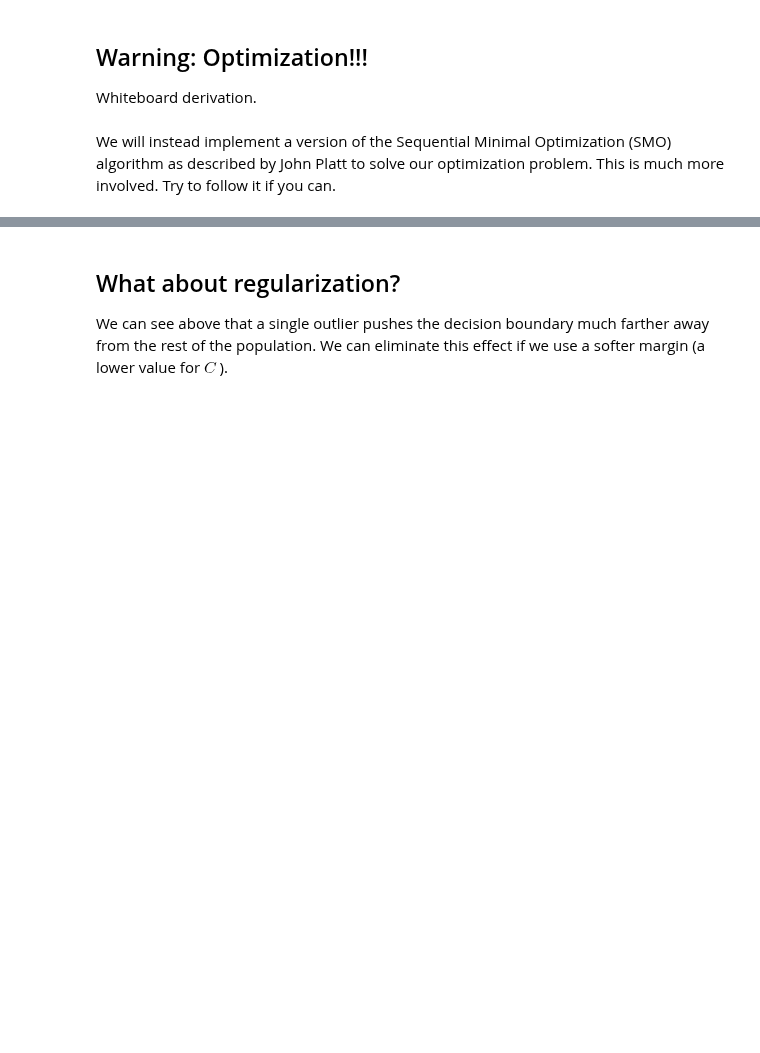
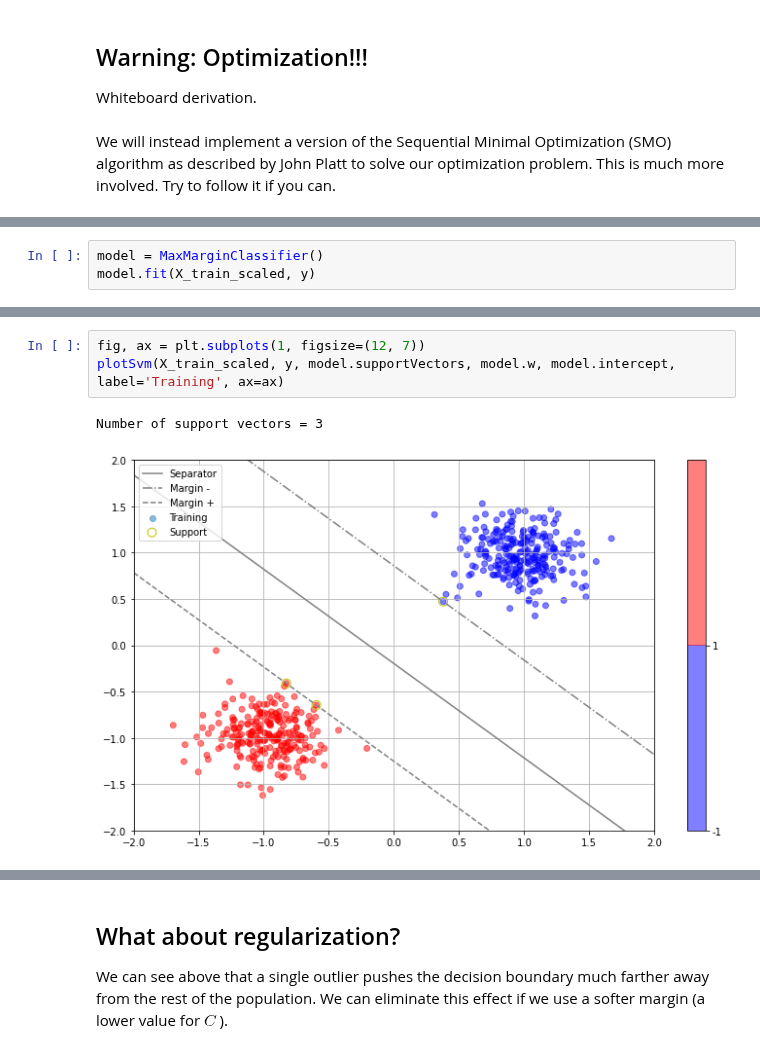
Before and after one commit to yexf308/MachineLearning, a Jupyter notebook: 9_SVM1.ipynb, the cells around one changed output, grey strips where cells are left out. Saved outputs shown, nothing was run; the diff lists cells and outputs as text; blank space fills up the shorter version.

```diff
--- a/9_SVM1.ipynb
+++ b/9_SVM1.ipynb
@@ -372,0 +197,3 @@ print(output.alphas)
+# %%
+model = MaxMarginClassifier()
+model.fit(X_train_scaled, y)
@@ -373 +210,7 @@ print(output.alphas)
+# %%
+fig, ax = plt.subplots(1, figsize=(12, 7))
+plotSvm(X_train_scaled, y, model.supportVectors, model.w, model.intercept, label='Training', ax=ax)
+# %% [output]
+Number of support vectors = 3
+[figure, added]
 # %%
```
Also changed, not shown: parts of 27 cells of this notebook.
